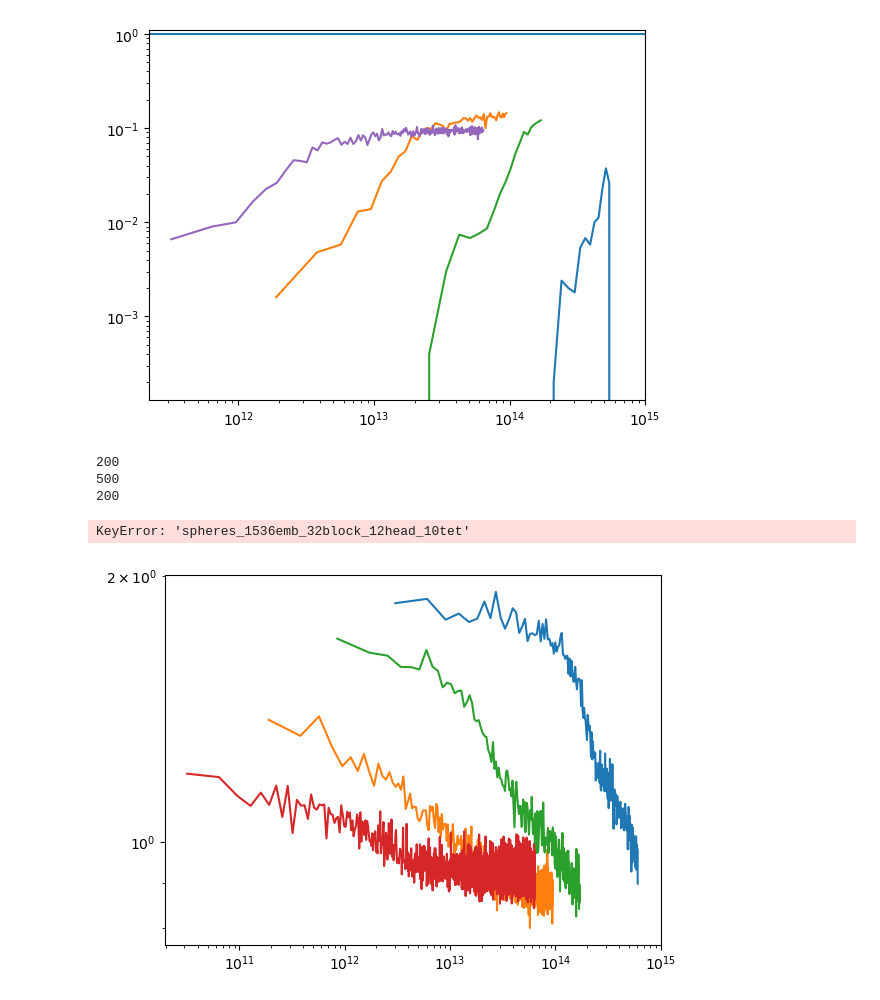
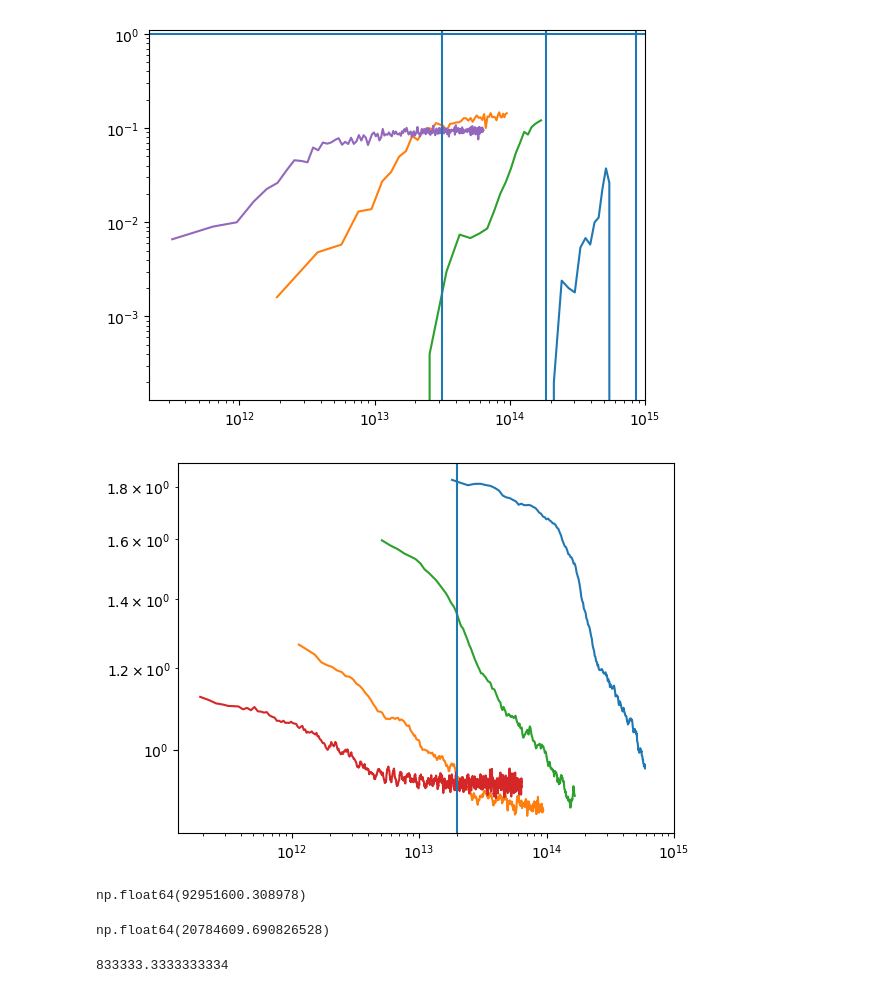
Before and after one commit to dbruwel/pachner-graph-triangulations, a Jupyter notebook: experiments/notebooks/deep_learning/signature_model/analyse_scaling_laws.ipynb, the cells around one changed output. Saved outputs shown, nothing was run; the diff lists cells and outputs as text; code cells hidden in the pictures.

```diff
--- a/experiments/notebooks/deep_learning/signature_model/analyse_scaling_laws.ipynb
+++ b/experiments/notebooks/deep_learning/signature_model/analyse_scaling_laws.ipynb
@@ -94,31 +94,41 @@ for model in models:
 
 plt.axhline(1)
 
+plt.axvline(10**(13.5))
+plt.axvline(10**(14.27))
+plt.axvline(10**(14.93))
+
 plt.loglog()
 plt.xlim([None, 1e15])
 plt.ylim([None, 1.1])
 plt.show()
 # %% [output]
-[figure, old version]
+[figure, new version]
 # %%
 test_losses
-# %%
-for model in models:
-    print(len(test_losses[model]))
-# %% [output]
-200
-500
-200
-KeyError: 'spheres_1536emb_32block_12head_10tet'
 # %%
 for model in models:
     try:
-        plt.plot(train_losses[model])
+        plt.plot(train_losses[model].rolling(10, center=True).mean())
     except:
         pass
 
 plt.loglog()
+plt.axvline(10**(13.3))
+
 plt.xlim([0, 1e15])
 plt.show()
 # %% [output]
-[figure, old version]
+[figure, new version]
+# %%
+np.sqrt(18000000*1000000*480)
+# %% [output]
+np.float64(92951600.308978)
+# %%
+np.sqrt(18000000*1000000*480/20)
+# %% [output]
+np.float64(20784609.690826528)
+# %%
+20_000_000 * 20 / 480
+# %% [output]
+833333.3333333334
```
Also changed, not shown: parts of 2 cells of this notebook, 2 other files.
